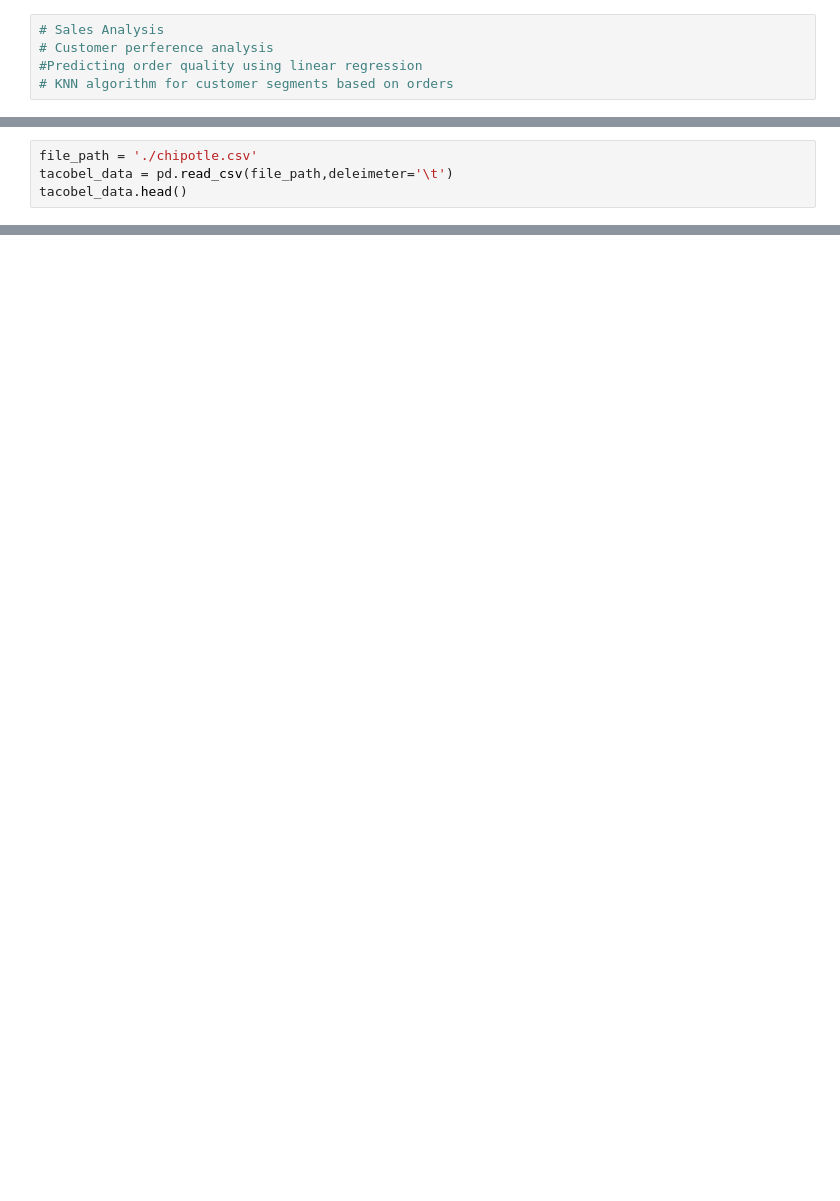
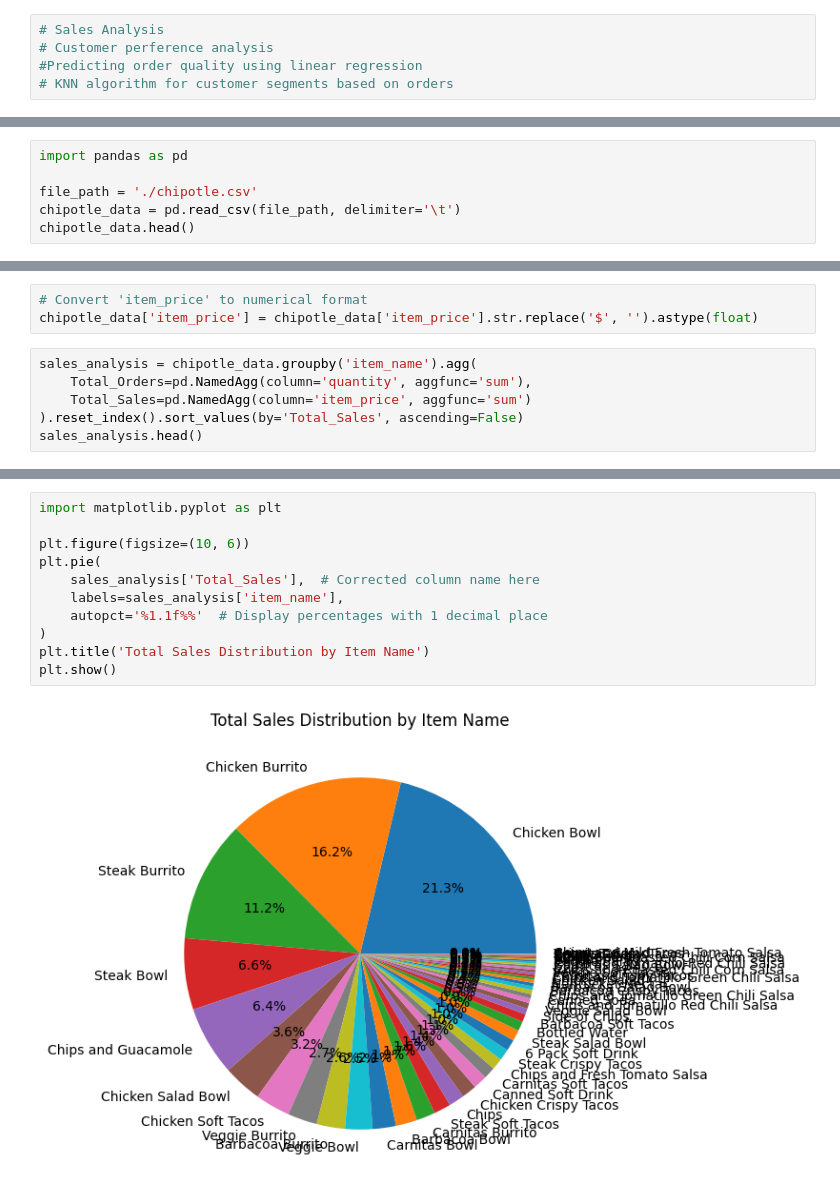
Before and after one commit to RakshithaMraksh/tacobell_sales_analysis, a Jupyter notebook: tacobel/index.ipynb, the cells around one changed output, grey strips where cells are left out. Cells and saved outputs as stored; diff of their text form; blank space fills up the shorter version.

Commit message:
fixed bug in data processing script

```diff
--- a/tacobel/index.ipynb
+++ b/tacobel/index.ipynb
@@ -12,5 +10,7 @@ ModuleNotFoundError: No module named 'pandas'
 # %%
+import pandas as pd
+
 file_path = './chipotle.csv'
-tacobel_data = pd.read_csv(file_path,deleimeter='\t')
-tacobel_data.head()
+chipotle_data = pd.read_csv(file_path, delimiter='\t')
+chipotle_data.head()
 # %% [output]
@@ -17,0 +23,9 @@ NameError: name 'pd' is not defined
+# %%
+# Convert 'item_price' to numerical format
+chipotle_data['item_price'] = chipotle_data['item_price'].str.replace('$', '').astype(float)
+# %%
+sales_analysis = chipotle_data.groupby('item_name').agg(
+    Total_Orders=pd.NamedAgg(column='quantity', aggfunc='sum'),
+    Total_Sales=pd.NamedAgg(column='item_price', aggfunc='sum')
+).reset_index().sort_values(by='Total_Sales', ascending=False)
+sales_analysis.head()
@@ -17,0 +39,13 @@ NameError: name 'pd' is not defined
+# %%
+import matplotlib.pyplot as plt
+
+plt.figure(figsize=(10, 6))
+plt.pie(
+    sales_analysis['Total_Sales'],  # Corrected column name here
+    labels=sales_analysis['item_name'],
+    autopct='%1.1f%%'  # Display percentages with 1 decimal place
+)
+plt.title('Total Sales Distribution by Item Name')
+plt.show()
+# %% [output]
+[figure, added]
```
Also changed, not shown: parts of 6 cells of this notebook.
